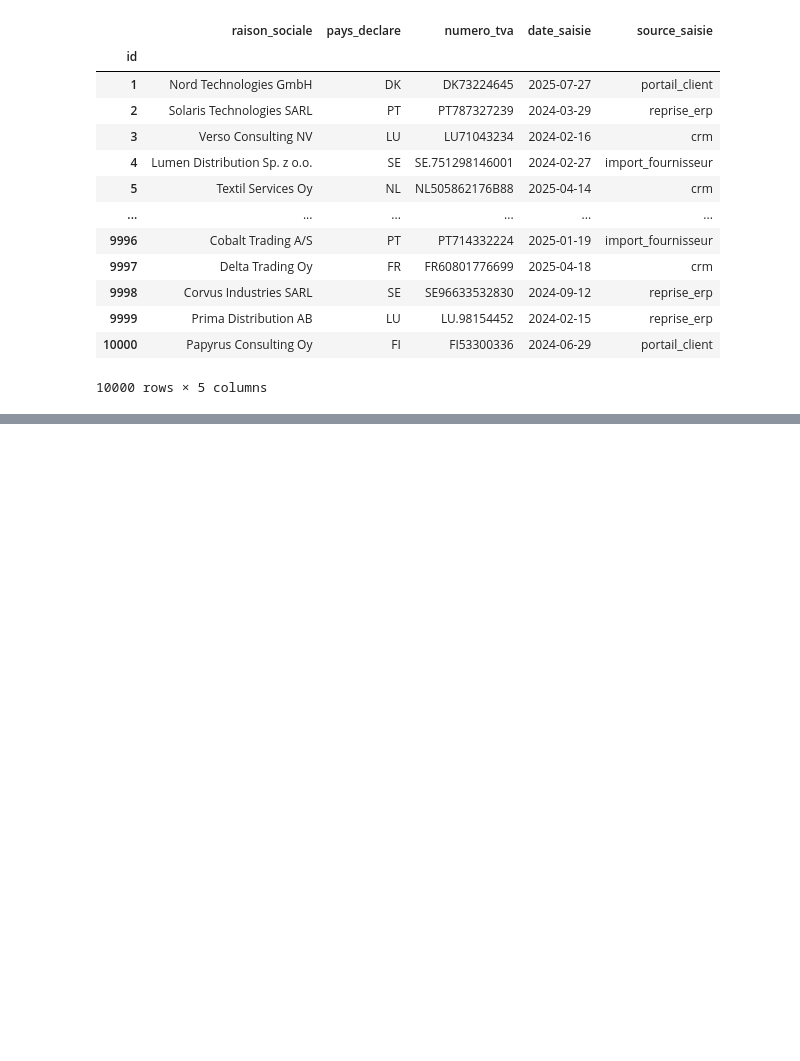
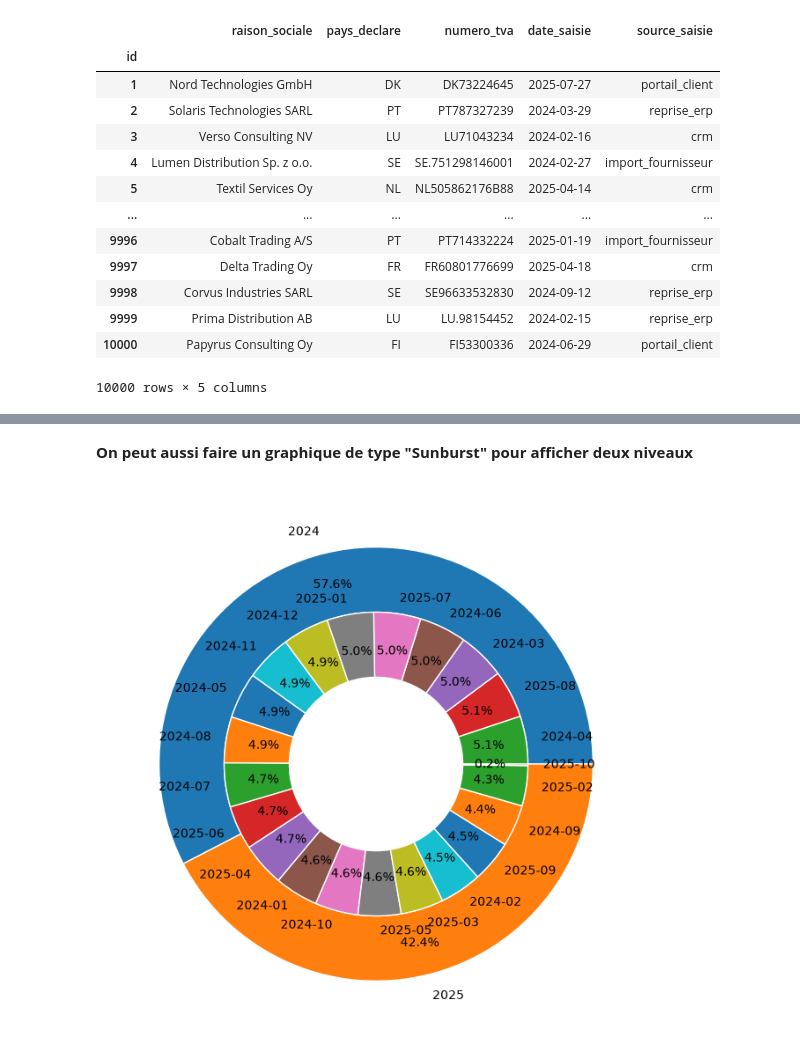
Before and after one commit to Franck-LF/TVA-Intracommunautaire, a Jupyter notebook: notebook/Exploration.ipynb, the cells around one changed output, grey strips where cells are left out. Drawn from its saved outputs; the diff is of its cells as text; code cells hidden in the pictures; blank space fills up the shorter version.

```diff
--- a/notebook/Exploration.ipynb
+++ b/notebook/Exploration.ipynb
@@ -563,0 +674,38 @@ df_csv
+# %% [markdown]
+**On peut aussi faire un graphique de type "Sunburst" pour afficher deux niveaux**
+# %%
+fig, ax = plt.subplots(figsize=(8, 8))
+
+# Niveau 1 : Année
+count_annee = df_csv['annee'].value_counts()
+categories = count_annee.index.values
+valeurs = count_annee.values
+
+# Niveau 2 : Année-Mois
+count_annee_mois = df_csv['date_mois'].value_counts()
+sous_categories = count_annee_mois.index.values
+sous_valeurs = count_annee_mois.values
+
+# Premier niveau
+ax.pie(
+    valeurs,
+    radius=1,
+    labels=categories,
+    autopct='%1.1f%%',
+    pctdistance=0.85,
+    wedgeprops=dict(width=0.3, edgecolor='white')
+)
+
+# Deuxième niveau
+ax.pie(
+    sous_valeurs,
+    radius=0.7,
+    labels=sous_categories,
+    autopct='%1.1f%%',
+    pctdistance=0.75,
+    wedgeprops=dict(width=0.3, edgecolor='white')
+)
+
+plt.show()
+# %% [output]
+[figure, added]
```
Also changed, not shown: parts of 13 cells of this notebook, 1 other file.
